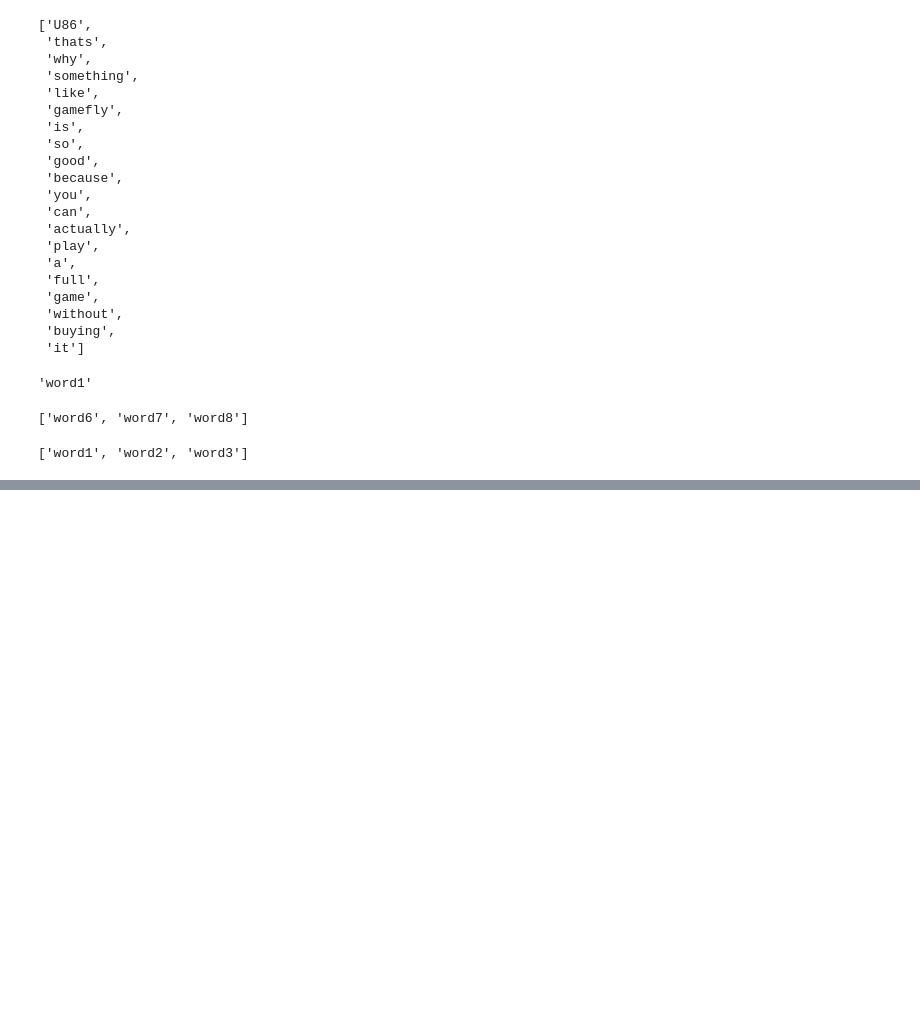
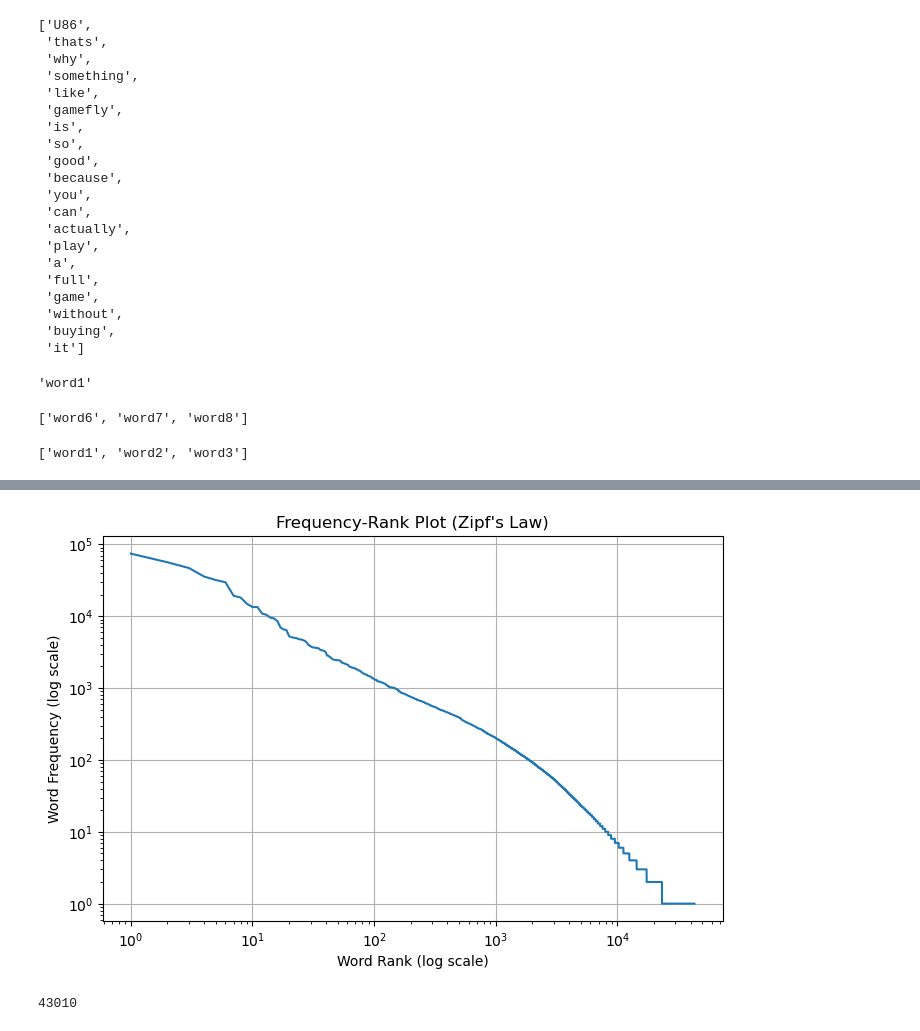
Before and after one commit to KeremOzemre/Computational-Social-Science, a Jupyter notebook: Week07.ipynb, the cells around one changed output, grey strips where cells are left out. Cells and saved outputs as stored; diff of their text form; code cells hidden in the pictures; blank space fills up the shorter version.

```diff
--- a/Week07.ipynb
+++ b/Week07.ipynb
@@ -272,0 +360,2 @@ sent[:3]
+# %%
+df["text"] = df["abstract_index"].apply(inverted_index_to_text)
@@ -272,0 +392,2 @@ sent[:3]
+# %%
+df["tokens"] = df["text"].apply(clean_tokenize)
@@ -272,0 +417,2 @@ sent[:3]
+# %%
+all_tokens = [token for tokens in df["tokens"] for token in tokens]
@@ -272,0 +444,34 @@ sent[:3]
+# %%
+
+import matplotlib.pyplot as plt
+
+def plot_frequency_rank(tokens):
+
+    word_counts = Counter(tokens)
+
+
+    frequencies = sorted(word_counts.values(), reverse=True)
+
+    #rankss
+    ranks = range(1, len(frequencies) + 1)
+
+
+    plt.figure(figsize=(8, 5))
+    plt.plot(ranks, frequencies)
+    plt.xscale("log")
+    plt.yscale("log")
+    plt.xlabel("Word Rank (log scale)")
+    plt.ylabel("Word Frequency (log scale)")
+    plt.title("Frequency-Rank Plot (Zipf's Law)")
+    plt.grid(True)
+    plt.show()
+# %%
+plot_frequency_rank(all_tokens)
+# %% [output]
+[figure, added]
+# %%
+unique_words = set(all_tokens)
+# tjek bare for art se hvor mange forskellige ord der er og om de matcher med grafen hvor der ca 5*10^4 = ish 50.000. og der er så 43010 så det matcher da:)
+print(len(unique_words))
+# %% [output]
+43010
```
Also changed, not shown: parts of 25 cells of this notebook.
